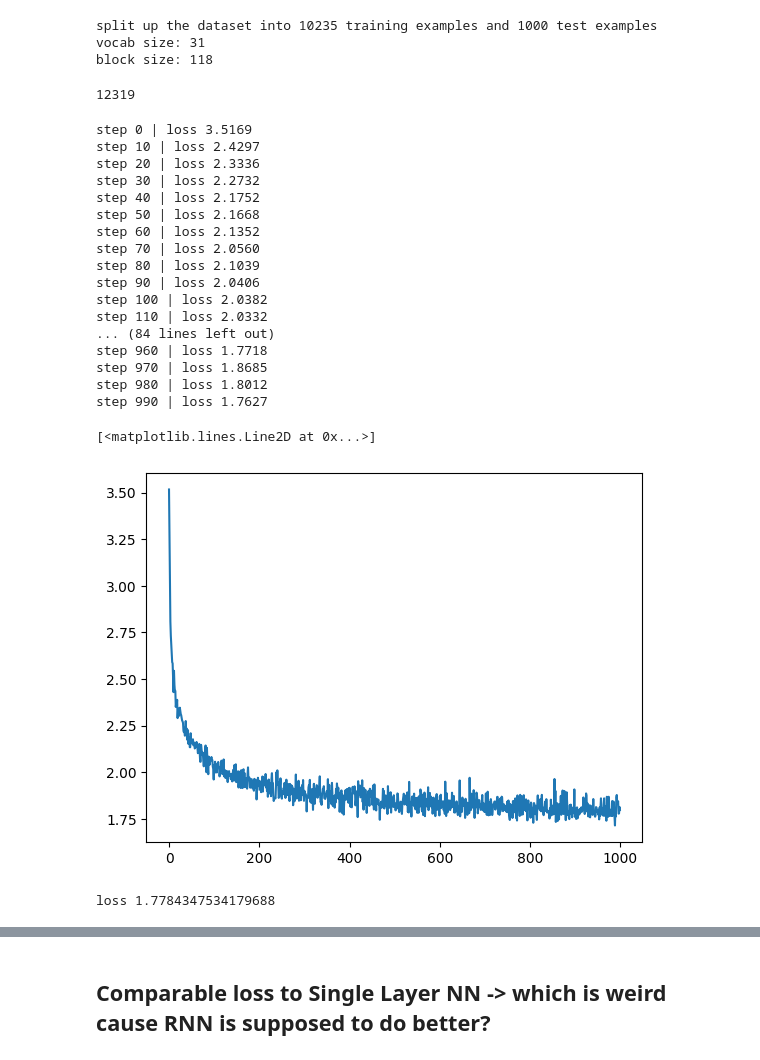
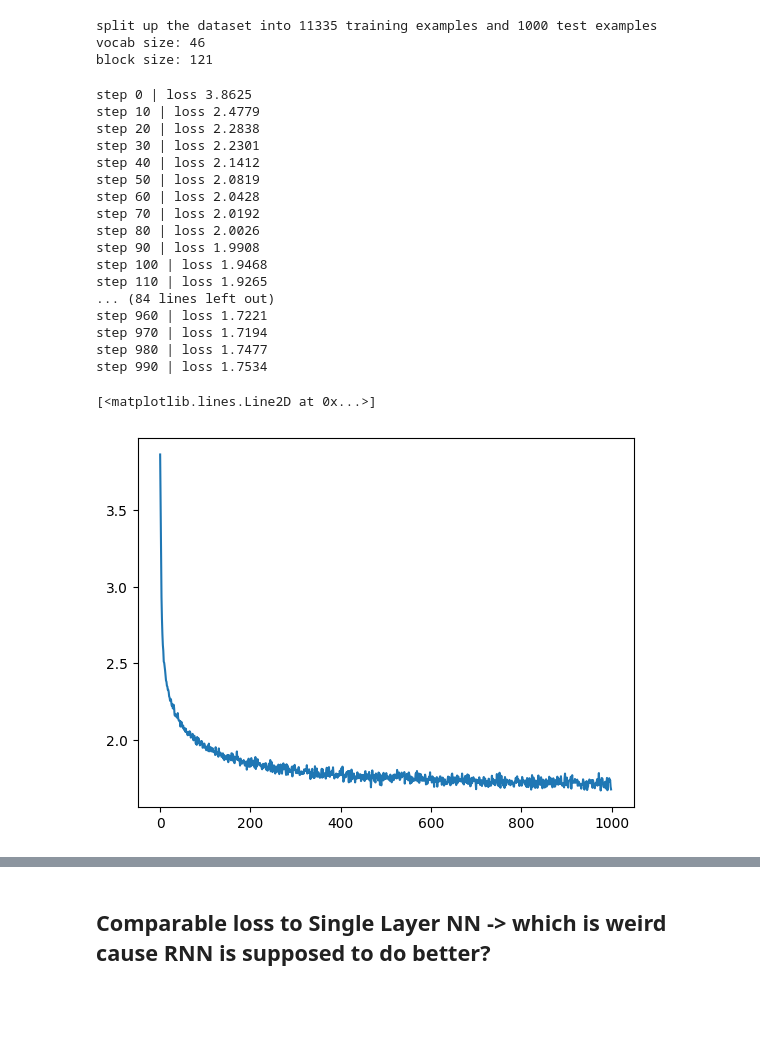
Before and after one commit to kernelism/ChokeSpeare, a Jupyter notebook: code/RNN.ipynb, the cells around one changed output, grey strips where cells are left out. Saved outputs shown, nothing was run; the diff lists cells and outputs as text; code cells hidden in the pictures; blank space fills up the shorter version.

```diff
--- a/code/RNN.ipynb
+++ b/code/RNN.ipynb
@@ -13,7 +13,7 @@ def preprocessing(words):
     def contains_unwanted_chars(word):
         return any(char in unwanted_chars for char in word)
 
-    words = [haiku for haiku in words if not any(contains_unwanted_chars(word) for word in haiku)]
+    words = [haiku.replace("/", "").replace("  ", " ") + "." for haiku in words if not any(contains_unwanted_chars(word) for word in haiku)]
     return words
 
 def load_data(path):
@@ -22,7 +22,15 @@ def load_data(path):
     words = preprocessing(words)
     return words
 
-words = load_data('../lines.txt')
+def load_tsv_data(path):
+    with open(path, 'r') as f:
+        words = f.read().splitlines()
+    # take the fist column
+    words = [line.split('\t')[1][:-1] for line in words]
+    words = preprocessing(words)
+    return words
+
+words = load_tsv_data('../data/dev.tsv') + load_tsv_data('../data/test.tsv') + load_tsv_data('../data/train.tsv') + load_data('../data/lines.txt')
 chars = sorted(list(set(''.join(words)))) #+ ["<S>", "<M>", "<E>"]
 stoi = {ch: i for i, ch in enumerate(chars)}
 itos = {i: ch for ch, i in stoi.items()}
@@ -193,7 +230,7 @@ class ModelConfig:
     n_embd: int = 64
     n_embd2: int = 64
 
-train_dataset, test_dataset = create_datasets("../lines.txt")
+train_dataset, test_dataset = create_datasets(words, chars)
 vocab_size = train_dataset.get_vocab_size()
 block_size = train_dataset.get_output_length()
 config = ModelConfig(vocab_size=vocab_size, block_size=block_size)
@@ -201,51 +238,35 @@ config = ModelConfig(vocab_size=vocab_size, block_size=block_size)
 print(f"vocab size: {vocab_size}")
 print(f"block size: {block_size}")
 
-batch_loader = InfiniteDataLoader(train_dataset, batch_size=32)
+batch_loader = InfiniteDataLoader(train_dataset, batch_size=128)
 model = RNN(config)
 # %% [output]
-split up the dataset into 10235 training examples and 1000 test examples
-vocab size: 31
-block size: 118
+split up the dataset into 11335 training examples and 1000 test examples
+vocab size: 46
+block size: 121
-# %%
-# print total number of parameters
-total_params = sum(p.numel() for p in model.parameters())
-total_params
-# %% [output]
-12319
 # %%
-all_losses, all_iters = train_rnn(model, batch_loader, epochs=1000)
+all_losses_rnn, all_iters_rnn = train_rnn(model, batch_loader, epochs=1000)
 # %% [output]
-step 0 | loss 3.5169
-step 10 | loss 2.4297
-step 20 | loss 2.3336
-step 30 | loss 2.2732
-step 40 | loss 2.1752
-step 50 | loss 2.1668
-step 60 | loss 2.1352
-step 70 | loss 2.0560
-step 80 | loss 2.1039
-step 90 | loss 2.0406
-step 100 | loss 2.0382
-step 110 | loss 2.0332
+step 0 | loss 3.8625
+step 10 | loss 2.4779
+step 20 | loss 2.2838
+step 30 | loss 2.2301
+step 40 | loss 2.1412
+step 50 | loss 2.0819
+step 60 | loss 2.0428
+step 70 | loss 2.0192
+step 80 | loss 2.0026
+step 90 | loss 1.9908
+step 100 | loss 1.9468
+step 110 | loss 1.9265
 ... (84 lines left out)
-step 960 | loss 1.7718
-step 970 | loss 1.8685
-step 980 | loss 1.8012
-step 990 | loss 1.7627
+step 960 | loss 1.7221
+step 970 | loss 1.7194
+step 980 | loss 1.7477
+step 990 | loss 1.7534
 # %%
 import matplotlib.pyplot as plt
-plt.plot(all_iters, all_losses)
+plt.plot(all_iters_rnn, all_losses_rnn)
 # %% [output]
 [<matplotlib.lines.Line2D at 0x...>]
-[figure, old version]
+[figure, new version]
-# %%
-# test out the model
-model.eval()
-test_loader = DataLoader(test_dataset, batch_size=1, shuffle=True)
-batch = next(iter(test_loader))
-X, Y = batch
-logits, loss = model(X, Y)
-print("loss", loss.item())
-# %% [output]
-loss 1.7784347534179688
```
Also changed, not shown: parts of 18 cells of this notebook, 5 other files.
